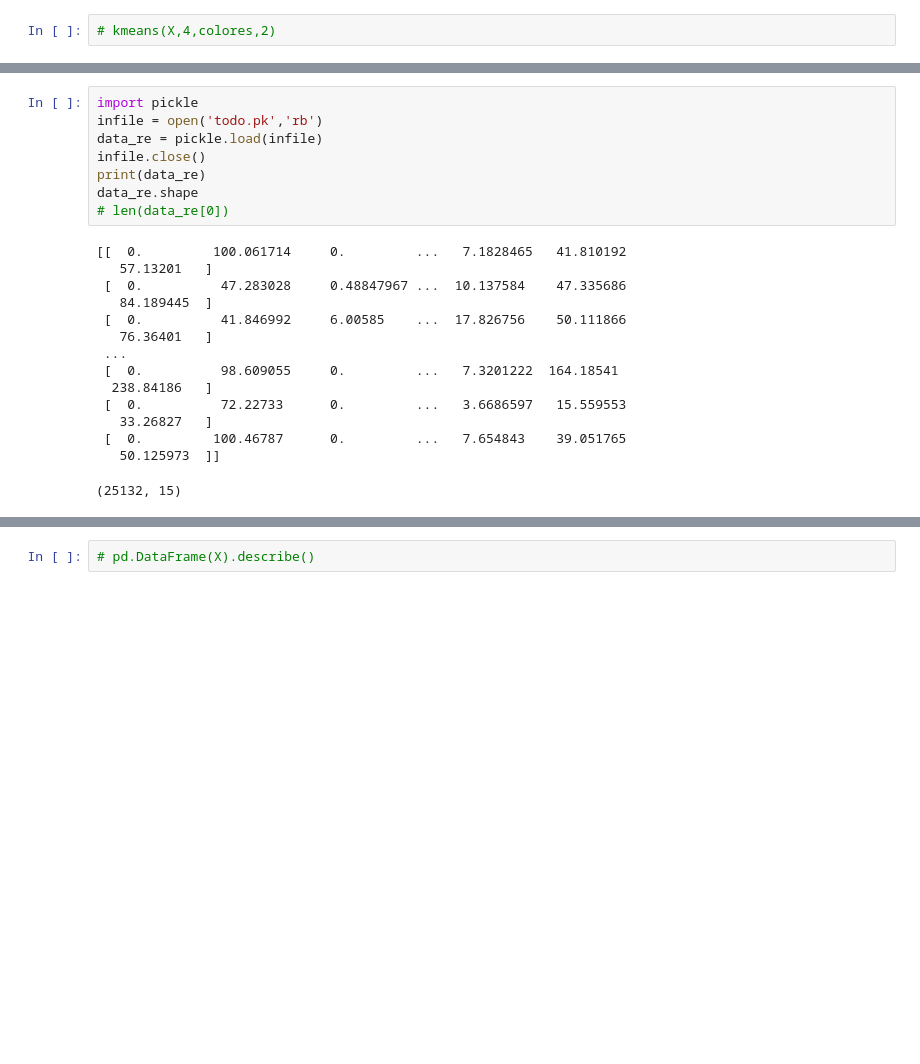
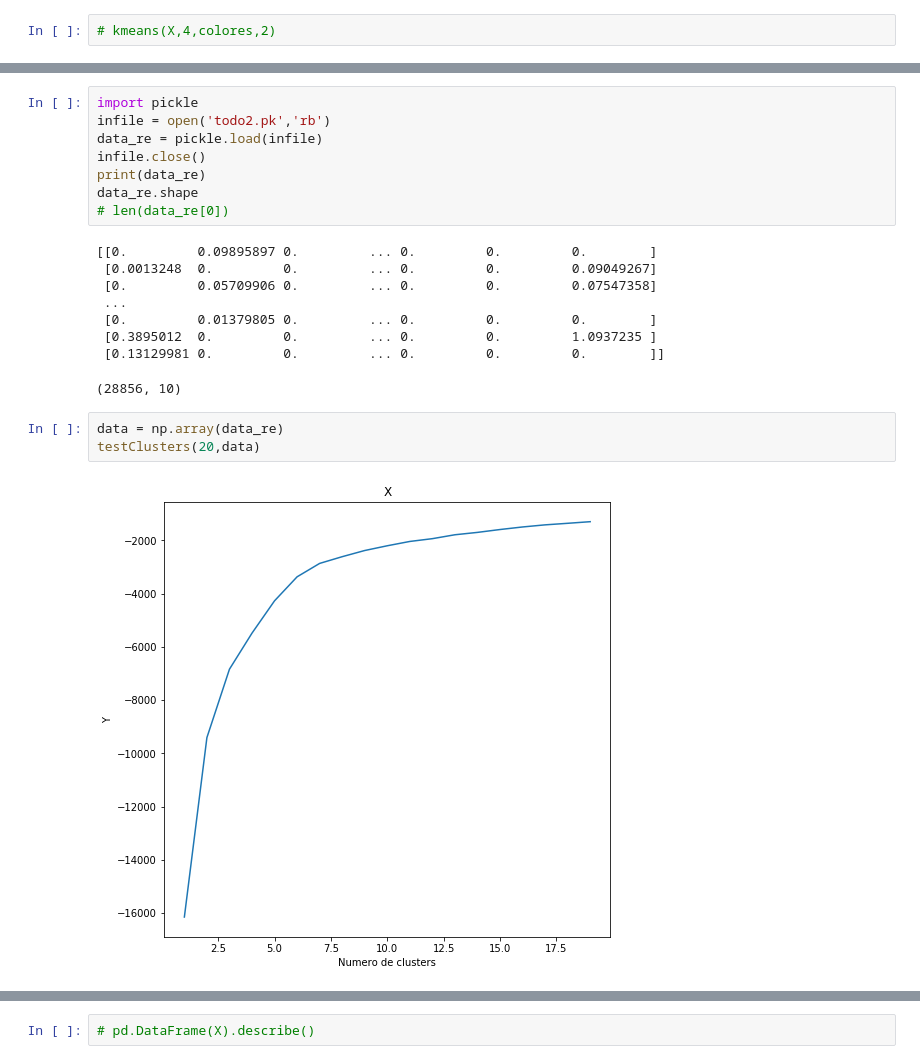
Before and after one commit to texsmv/analysis_social_spatial_airbnb, a Jupyter notebook: pruebas marga/kmeans.ipynb, the cells around one changed output, grey strips where cells are left out. Drawn from its saved outputs; the diff is of its cells as text; blank space fills up the shorter version.

```diff
--- a/pruebas marga/kmeans.ipynb
+++ b/pruebas marga/kmeans.ipynb
@@ -138,23 +141,22 @@ FigureCanvasNbAgg()
 # %%
 import pickle
-infile = open('todo.pk','rb')
+infile = open('todo2.pk','rb')
 data_re = pickle.load(infile)
 infile.close()
 print(data_re)
 data_re.shape
 # len(data_re[0])
 # %% [output]
-[[  0.         100.061714     0.         ...   7.1828465   41.810192
-   57.13201   ]
- [  0.          47.283028     0.48847967 ...  10.137584    47.335686
-   84.189445  ]
- [  0.          41.846992     6.00585    ...  17.826756    50.111866
-   76.36401   ]
+[[0.         0.09895897 0.         ... 0.         0.         0.        ]
+ [0.0013248  0.         0.         ... 0.         0.         0.09049267]
+ [0.         0.05709906 0.         ... 0.         0.         0.07547358]
  ...
- [  0.          98.609055     0.         ...   7.3201222  164.18541
-  238.84186   ]
- [  0.          72.22733      0.         ...   3.6686597   15.559553
-   33.26827   ]
- [  0.         100.46787      0.         ...   7.654843    39.051765
-   50.125973  ]]
+ [0.         0.01379805 0.         ... 0.         0.         0.        ]
+ [0.3895012  0.         0.         ... 0.         0.         1.0937235 ]
+ [0.13129981 0.         0.         ... 0.         0.         0.        ]]
-(25132, 15)
+(28856, 10)
+# %%
+data = np.array(data_re)
+testClusters(20,data)
+# %% [output]
+[figure, added]
```
Also changed, not shown: parts of 10 cells of this notebook, 27 other files.
